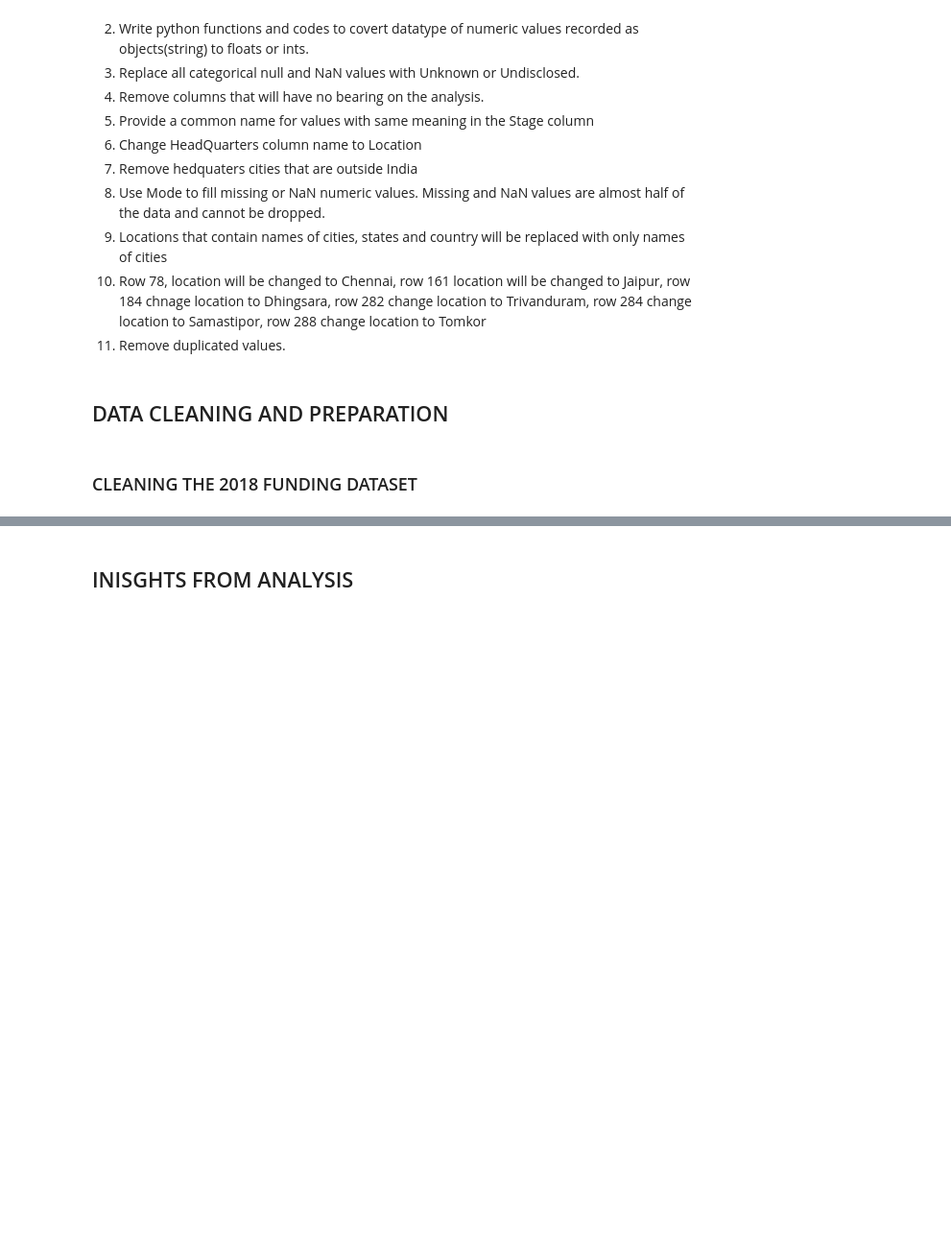
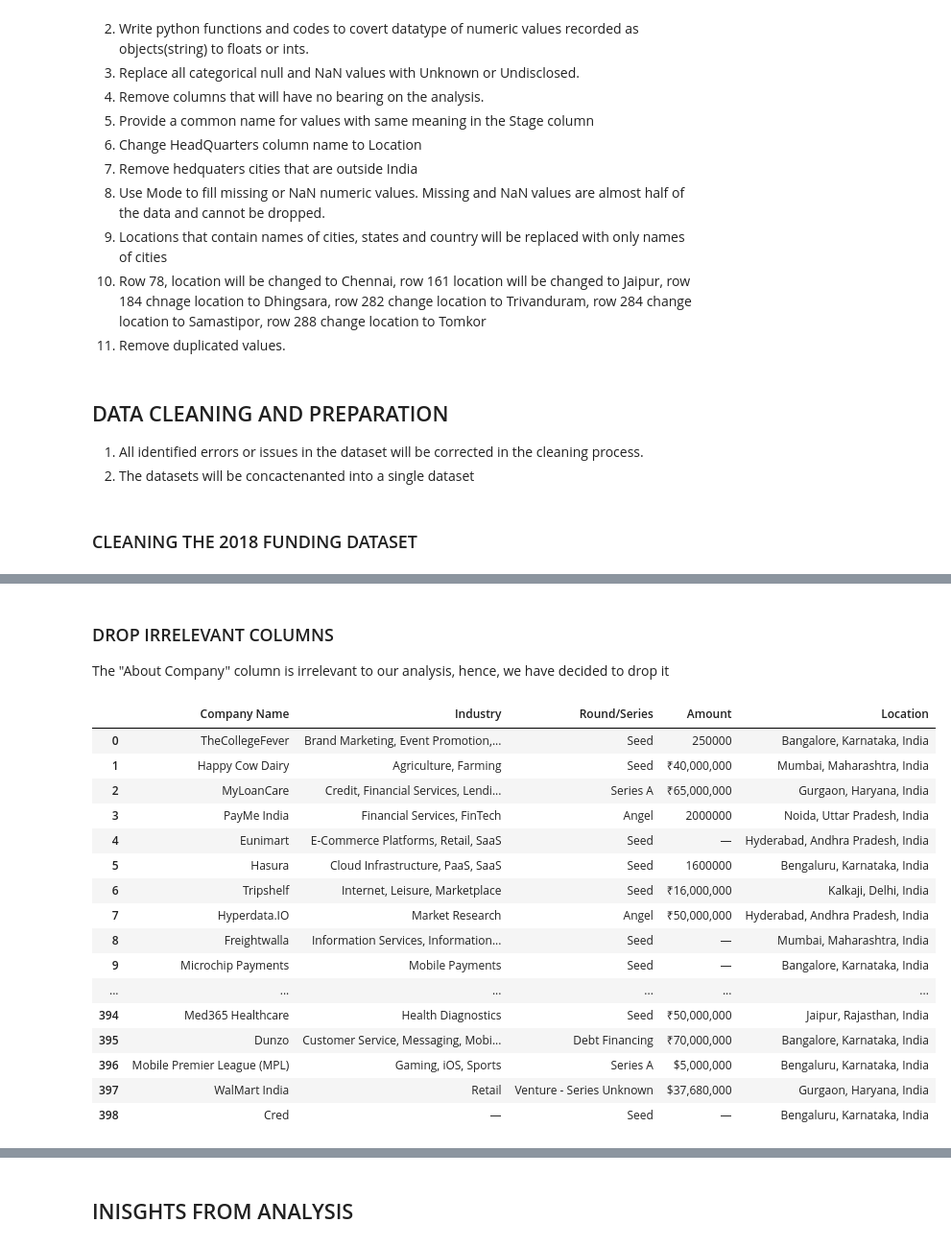
Before and after one commit to elvis-darko/Training-and-Apprenticeship-Portfolio-Projects, a Jupyter notebook: INDIAN-STARTUP-ECOSYSTEM-FUNDING/INDIAN START-UP ECOSYSTEM FUNDING - EXPLORATORY DATA ANALYSIS.ipynb, the cells around one changed output, grey strips where cells are left out. Shown at 96% size. Drawn from its saved outputs; the diff is of its cells as text; code cells hidden in the pictures; blank space fills up the shorter version.

```diff
--- a/INDIAN-STARTUP-ECOSYSTEM-FUNDING/INDIAN START-UP ECOSYSTEM FUNDING - EXPLORATORY DATA ANALYSIS.ipynb
+++ b/INDIAN-STARTUP-ECOSYSTEM-FUNDING/INDIAN START-UP ECOSYSTEM FUNDING - EXPLORATORY DATA ANALYSIS.ipynb
@@ -880,6 +901,9 @@ funding_2021[funding_2021["Company/Brand"]=="Fullife Healthcare"]
 11. Remove duplicated values.
 # %% [markdown]
 ## DATA CLEANING AND PREPARATION
+
+1. All identified errors or issues in the dataset will be corrected in the cleaning process.
+2. The datasets will be concactenanted into a single dataset
 # %% [markdown]
 ### CLEANING THE 2018 FUNDING DATASET
 # %%
@@ -891,3 +915,28 @@ funding_2018.head()
 | 2 | MyLoanCare | Credit, Financial Services, Lendi... | Series A | ₹65,000,000 | Gurgaon, Haryana, India | Leading Online Loans Marketplace ... |
 | 3 | PayMe India | Financial Services, FinTech | Angel | 2000000 | Noida, Uttar Pradesh, India | PayMe India is an innovative FinT... |
 | 4 | Eunimart | E-Commerce Platforms, Retail, SaaS | Seed | — | Hyderabad, Andhra Pradesh, India | Eunimart is a one stop solution f... |
+# %% [markdown]
+### DROP IRRELEVANT COLUMNS
+The "About Company" column is irrelevant to our analysis, hence, we have decided to drop it
+# %%
+funding_2018.drop("About Company", axis=1, inplace=True)
+# %%
+funding_2018
+# %% [output]
+|  | Company Name | Industry | Round/Series | Amount | Location |
+| 0 | TheCollegeFever | Brand Marketing, Event Promotion,... | Seed | 250000 | Bangalore, Karnataka, India |
+| 1 | Happy Cow Dairy | Agriculture, Farming | Seed | ₹40,000,000 | Mumbai, Maharashtra, India |
+| 2 | MyLoanCare | Credit, Financial Services, Lendi... | Series A | ₹65,000,000 | Gurgaon, Haryana, India |
+| 3 | PayMe India | Financial Services, FinTech | Angel | 2000000 | Noida, Uttar Pradesh, India |
+| 4 | Eunimart | E-Commerce Platforms, Retail, SaaS | Seed | — | Hyderabad, Andhra Pradesh, India |
+| 5 | Hasura | Cloud Infrastructure, PaaS, SaaS | Seed | 1600000 | Bengaluru, Karnataka, India |
+| 6 | Tripshelf | Internet, Leisure, Marketplace | Seed | ₹16,000,000 | Kalkaji, Delhi, India |
+| 7 | Hyperdata.IO | Market Research | Angel | ₹50,000,000 | Hyderabad, Andhra Pradesh, India |
+| 8 | Freightwalla | Information Services, Information... | Seed | — | Mumbai, Maharashtra, India |
+| 9 | Microchip Payments | Mobile Payments | Seed | — | Bangalore, Karnataka, India |
+| ... | ... | ... | ... | ... | ... |
+| 394 | Med365 Healthcare | Health Diagnostics | Seed | ₹50,000,000 | Jaipur, Rajasthan, India |
+| 395 | Dunzo | Customer Service, Messaging, Mobi... | Debt Financing | ₹70,000,000 | Bangalore, Karnataka, India |
+| 396 | Mobile Premier League (MPL) | Gaming, iOS, Sports | Series A | $5,000,000 | Bengaluru, Karnataka, India |
+| 397 | WalMart India | Retail | Venture - Series Unknown | $37,680,000 | Gurgaon, Haryana, India |
+| 398 | Cred | — | Seed | — | Bengaluru, Karnataka, India |
```
Also changed, not shown: parts of 38 cells of this notebook.
